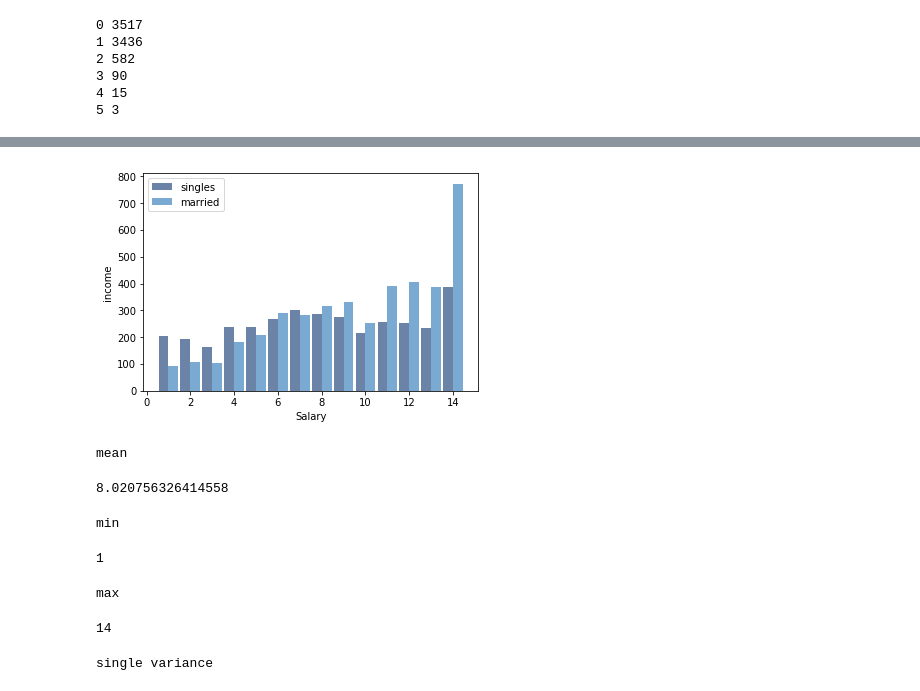
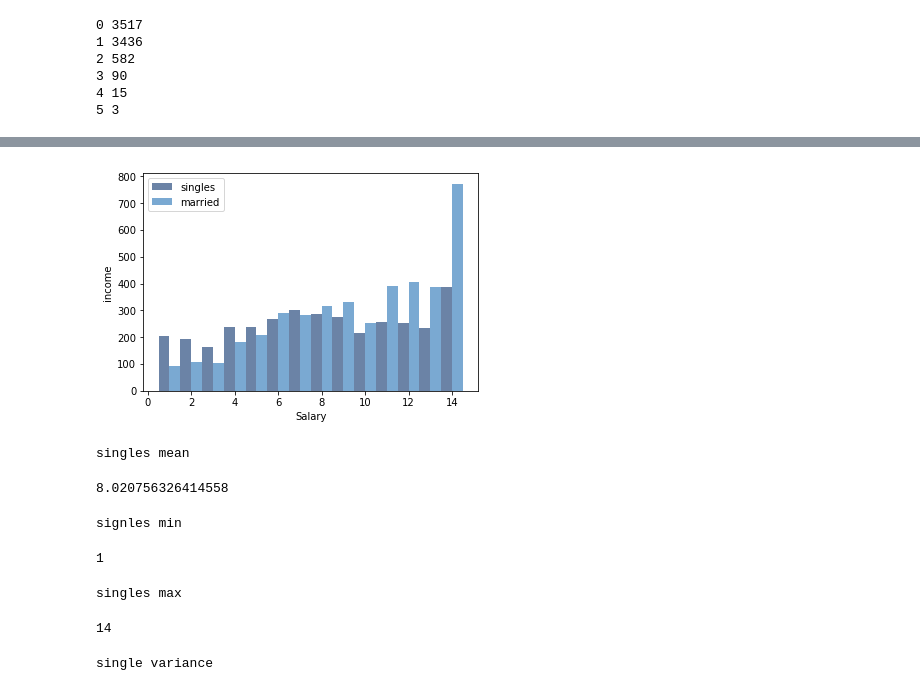
Before and after one commit to PalTAJ/CS240-Assignment2, a Jupyter notebook: Assignment_1.ipynb, the cells around one changed output, grey strips where cells are left out. Saved outputs shown, nothing was run; the diff lists cells and outputs as text; code cells hidden in the pictures.

```diff
--- a/Assignment_1.ipynb
+++ b/Assignment_1.ipynb
@@ -209,36 +173,37 @@ Name: fmarno, Length: 4126, dtype: int64
 # %%
-single2 = resp[resp.fmarno == 0 ].totincr
+neverMarried2 = resp[resp.fmarno == 0 ].totincr
 # %%
 married2 = resp[resp.fmarno > 0 ].totincr
 # %%
-width = 0.45
+width = 0.50
 
-s2 = thinkstats2.Hist(single2, label='singles')
+# thinkplot.PrePlot(2)
+s2 = thinkstats2.Hist(neverMarried2, label='singles')
 thinkplot.Hist(s2,align='right', width=width)
 thinkplot.Config(xlabel='Salary', ylabel='income')
 
 m2 = thinkstats2.Hist(married2, label='married')
 thinkplot.Hist(m2,align='left', width=width)
 thinkplot.Config(xlabel='Salary', ylabel='income')
 # %% [output]
-[figure, old version]
+[figure, new version]
 # %%
 print "singles mean"
-single2.mean()
+neverMarried2.mean()
 # %% [output]
-mean
+singles mean
 8.020756326414558
 # %%
 print "signles min"
-single2.min()
+neverMarried2.min()
 # %% [output]
-min
+signles min
 1
 # %%
 print "singles max"
-single2.max()
+neverMarried2.max()
 # %% [output]
-max
+singles max
 14
 # %%
 print "single variance"
```
Also changed, not shown: parts of 5 cells of this notebook.
